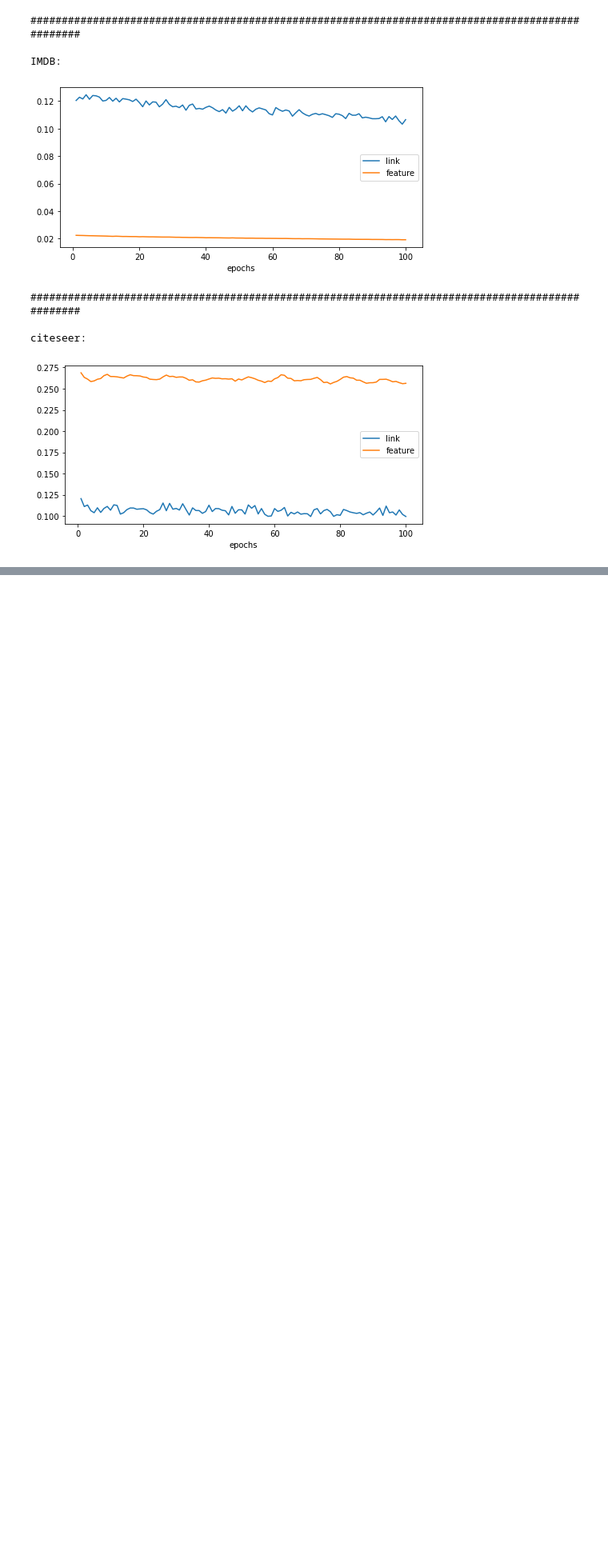
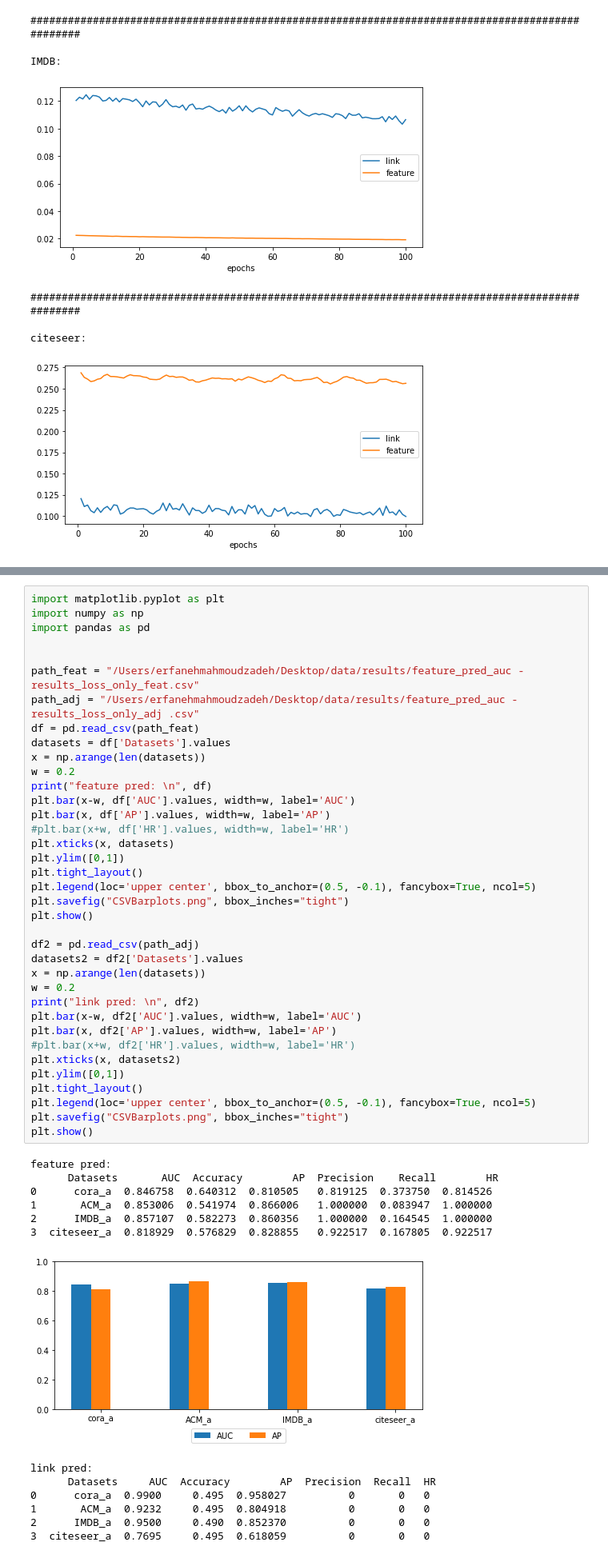
Before and after one commit to erfmah/Inductive_Learining, a Jupyter notebook: feat_pred.ipynb, the cells around one changed output, grey strips where cells are left out. Shown at 80% size. Saved outputs shown, nothing was run; the diff lists cells and outputs as text; blank space fills up the shorter version.

```diff
--- a/feat_pred.ipynb
+++ b/feat_pred.ipynb
@@ -966,0 +1061,51 @@ link pred:
+# %%
+import matplotlib.pyplot as plt
+import numpy as np
+import pandas as pd
+
+
+path_feat = "/Users/erfanehmahmoudzadeh/Desktop/data/results/feature_pred_auc - results_loss_only_feat.csv"
+path_adj = "/Users/erfanehmahmoudzadeh/Desktop/data/results/feature_pred_auc - results_loss_only_adj .csv"
+df = pd.read_csv(path_feat)
+datasets = df['Datasets'].values
+x = np.arange(len(datasets))
+w = 0.2
+print("feature pred: \n", df)
+plt.bar(x-w, df['AUC'].values, width=w, label='AUC')
+plt.bar(x, df['AP'].values, width=w, label='AP')
+#plt.bar(x+w, df['HR'].values, width=w, label='HR')
+plt.xticks(x, datasets)
+plt.ylim([0,1])
+plt.tight_layout()
+plt.legend(loc='upper center', bbox_to_anchor=(0.5, -0.1), fancybox=True, ncol=5)
+plt.savefig("CSVBarplots.png", bbox_inches="tight")
+plt.show()
+
+df2 = pd.read_csv(path_adj)
+datasets2 = df2['Datasets'].values
+x = np.arange(len(datasets))
+w = 0.2
+print("link pred: \n", df2)
+plt.bar(x-w, df2['AUC'].values, width=w, label='AUC')
+plt.bar(x, df2['AP'].values, width=w, label='AP')
+#plt.bar(x+w, df2['HR'].values, width=w, label='HR')
+plt.xticks(x, datasets2)
+plt.ylim([0,1])
+plt.tight_layout()
+plt.legend(loc='upper center', bbox_to_anchor=(0.5, -0.1), fancybox=True, ncol=5)
+plt.savefig("CSVBarplots.png", bbox_inches="tight")
+plt.show()
+# %% [output]
+feature pred:
+      Datasets       AUC  Accuracy        AP  Precision    Recall        HR
+0      cora_a  0.846758  0.640312  0.810505   0.819125  0.373750  0.814526
+1       ACM_a  0.853006  0.541974  0.866006   1.000000  0.083947  1.000000
+2      IMDB_a  0.857107  0.582273  0.860356   1.000000  0.164545  1.000000
+3  citeseer_a  0.818929  0.576829  0.828855   0.922517  0.167805  0.922517
+[figure, added]
+link pred:
+      Datasets     AUC  Accuracy        AP  Precision  Recall  HR
+0      cora_a  0.9900     0.495  0.958027          0       0   0
+1       ACM_a  0.9232     0.495  0.804918          0       0   0
+2      IMDB_a  0.9500     0.490  0.852370          0       0   0
+3  citeseer_a  0.7695     0.495  0.618059          0       0   0
```
Also changed, not shown: parts of 9 cells of this notebook, 17 other files.
